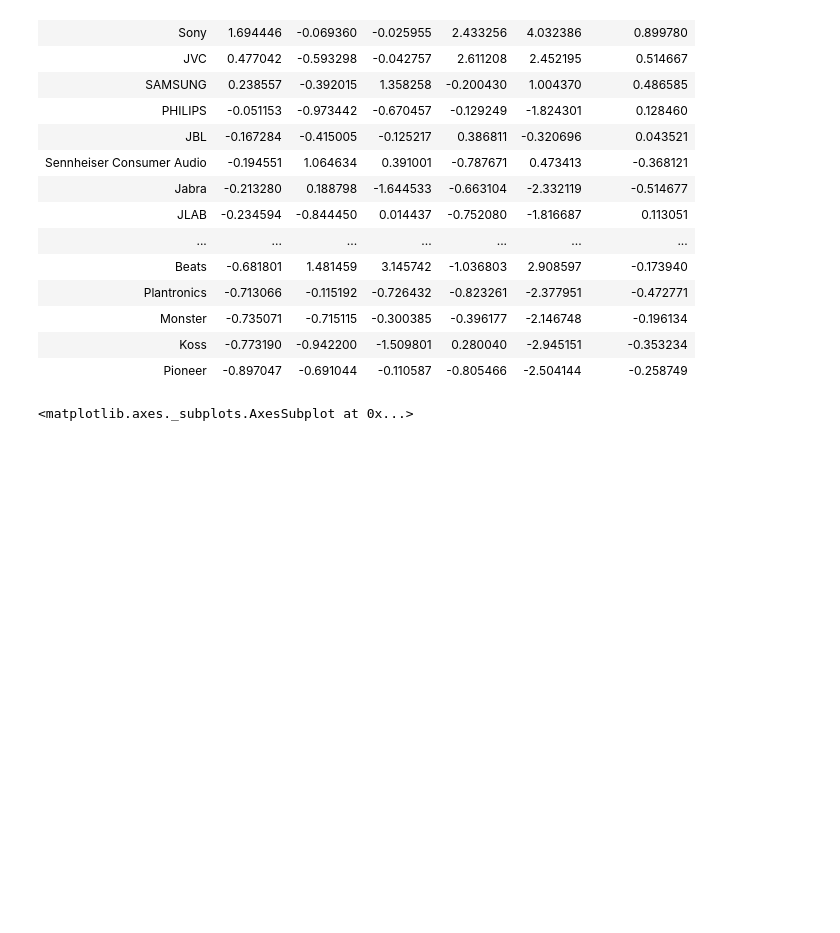
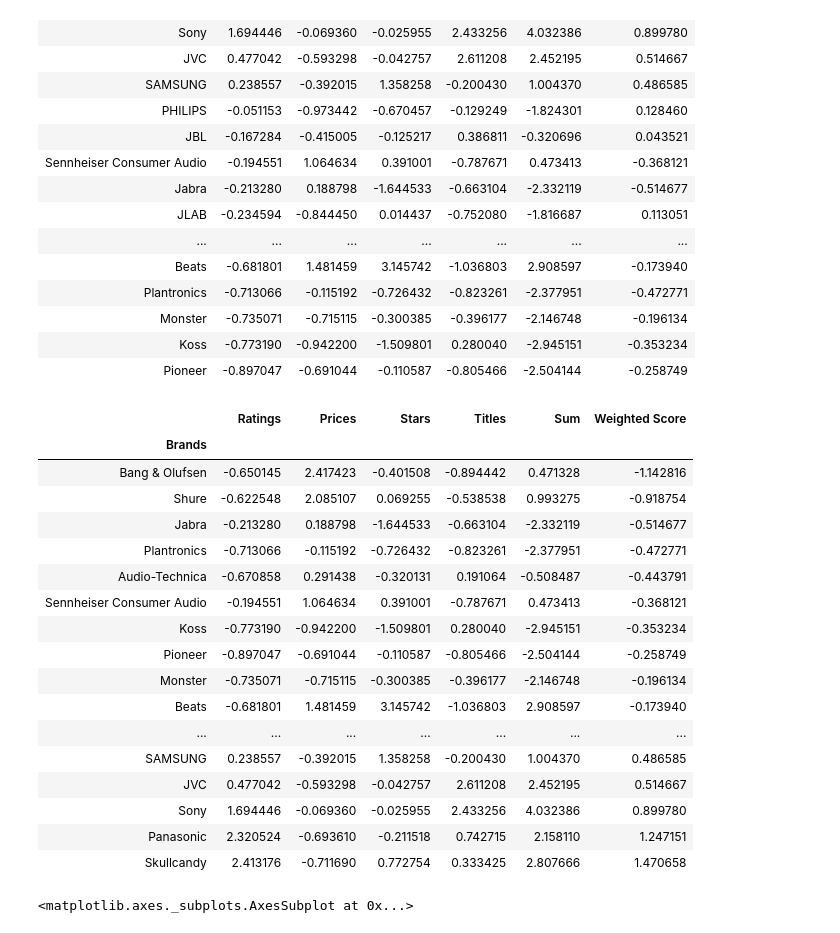
Before and after one commit to yhhsu0409/Amazon_Earbuds, a Jupyter notebook: Analysis/Standard Scaler.ipynb, the cells around one changed output. Saved outputs shown, nothing was run; the diff lists cells and outputs as text; code cells hidden in the pictures; blank space fills up the shorter version.

```diff
--- a/Analysis/Standard Scaler.ipynb
+++ b/Analysis/Standard Scaler.ipynb
@@ -200,6 +200,27 @@ SS_score_df
 | Monster | -0.735071 | -0.715115 | -0.300385 | -0.396177 | -2.146748 | -0.196134 |
 | Koss | -0.773190 | -0.942200 | -1.509801 | 0.280040 | -2.945151 | -0.353234 |
 | Pioneer | -0.897047 | -0.691044 | -0.110587 | -0.805466 | -2.504144 | -0.258749 |
+# %%
+SS_score_df.sort_values('Weighted Score')
+# %% [output]
+|  | Ratings | Prices | Stars | Titles | Sum | Weighted Score |
+| Brands |  |  |  |  |  |  |
+| Bang & Olufsen | -0.650145 | 2.417423 | -0.401508 | -0.894442 | 0.471328 | -1.142816 |
+| Shure | -0.622548 | 2.085107 | 0.069255 | -0.538538 | 0.993275 | -0.918754 |
+| Jabra | -0.213280 | 0.188798 | -1.644533 | -0.663104 | -2.332119 | -0.514677 |
+| Plantronics | -0.713066 | -0.115192 | -0.726432 | -0.823261 | -2.377951 | -0.472771 |
+| Audio-Technica | -0.670858 | 0.291438 | -0.320131 | 0.191064 | -0.508487 | -0.443791 |
+| Sennheiser Consumer Audio | -0.194551 | 1.064634 | 0.391001 | -0.787671 | 0.473413 | -0.368121 |
+| Koss | -0.773190 | -0.942200 | -1.509801 | 0.280040 | -2.945151 | -0.353234 |
+| Pioneer | -0.897047 | -0.691044 | -0.110587 | -0.805466 | -2.504144 | -0.258749 |
+| Monster | -0.735071 | -0.715115 | -0.300385 | -0.396177 | -2.146748 | -0.196134 |
+| Beats | -0.681801 | 1.481459 | 3.145742 | -1.036803 | 2.908597 | -0.173940 |
+| ... | ... | ... | ... | ... | ... | ... |
+| SAMSUNG | 0.238557 | -0.392015 | 1.358258 | -0.200430 | 1.004370 | 0.486585 |
+| JVC | 0.477042 | -0.593298 | -0.042757 | 2.611208 | 2.452195 | 0.514667 |
+| Sony | 1.694446 | -0.069360 | -0.025955 | 2.433256 | 4.032386 | 0.899780 |
+| Panasonic | 2.320524 | -0.693610 | -0.211518 | 0.742715 | 2.158110 | 1.247151 |
+| Skullcandy | 2.413176 | -0.711690 | 0.772754 | 0.333425 | 2.807666 | 1.470658 |
 # %%
 import matplotlib.pyplot as plt
 import seaborn as sns
```
Also changed, not shown: 3 other files.
